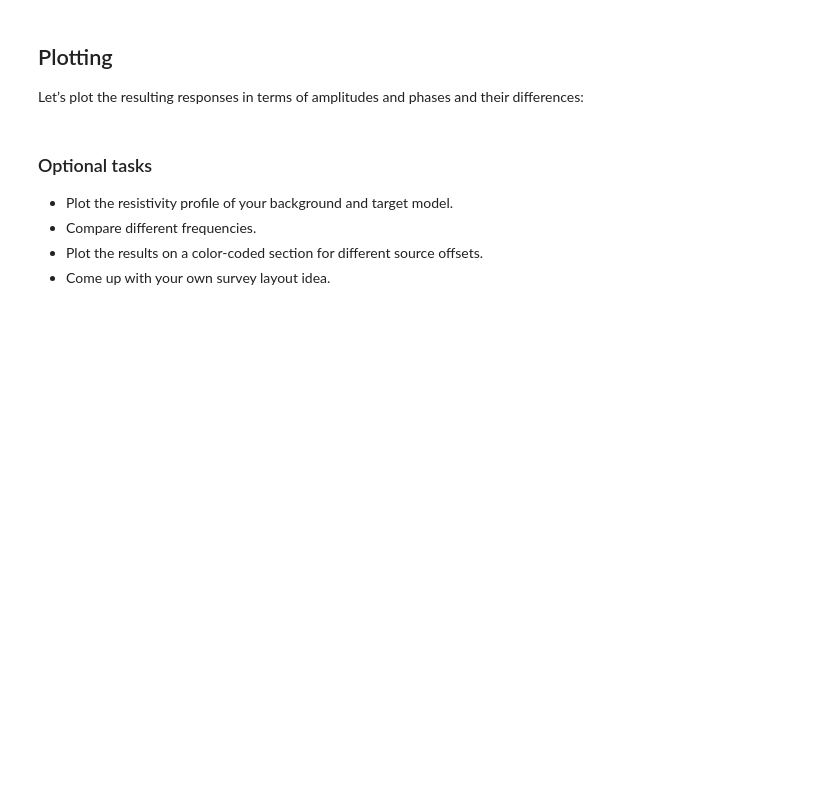
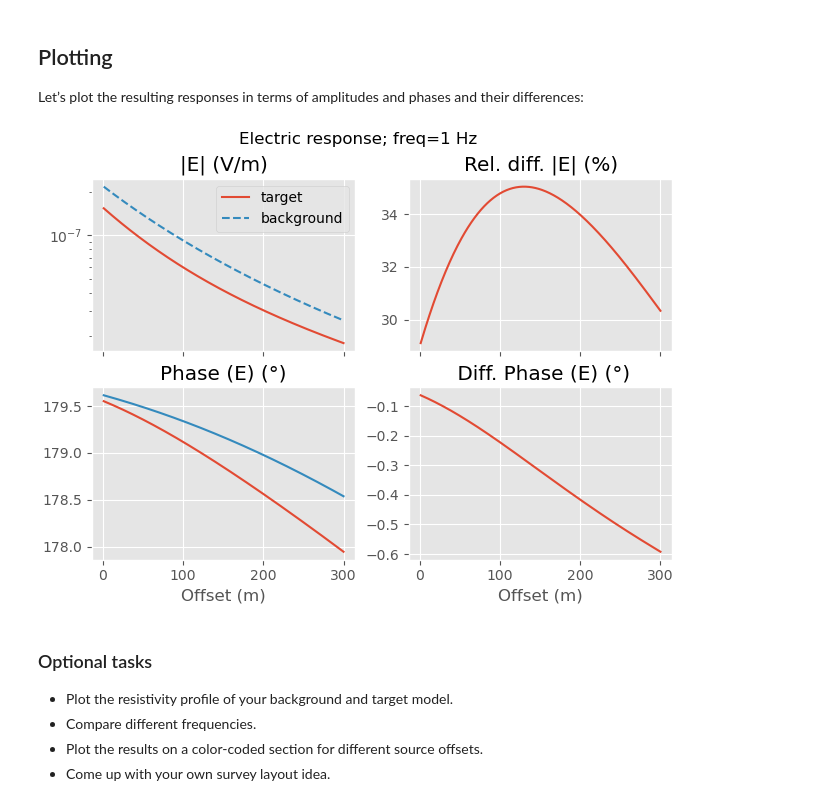
Before and after one commit to emsig/easygo-training-em, a Jupyter notebook: empymod_ATES.ipynb, the cells around one changed output. Drawn from its saved outputs; the diff is of its cells as text; code cells hidden in the pictures; blank space fills up the shorter version.

```diff
--- a/empymod_ATES.ipynb
+++ b/empymod_ATES.ipynb
@@ -54,7 +55,7 @@ Choose the options for `source` and `receivers_1` that suit your survey setup by
 Test different source locations and lengths to find a source placement that gives you a response from which you can clearly distinguish the target layer from the base model.
 # %%
 # source: x0, x1, y0, y1, z0, z1
-#source = [-150, -160, 0, 0, 0, 0]   # x-directed bipole, adjust x-location and length
+source = [-150, -160, 0, 0, 0, 0]   # x-directed bipole, adjust x-location and length
 #source = [-100, -100, 0, 0, 0, 100] # z-directed bipole, adjust x-location and length in z-direction
 
 # Source frequency
@@ -64,8 +65,8 @@ frequency_1 = 1
 offsets_1 = np.linspace(1, 300, 300) # 300 m long receiver line
 
 # receiver-array: x, y, z, azimuth, dip
-#receivers_1 = [offsets_1, offsets_1*0, 0, 0, 0] # x-directed, Ex response
-#receivers_1 = [offsets_1*0, offsets_1*0, offsets_1, 0, 90] # z-directed, Ez response
+receivers_1 = (offsets_1, offsets_1*0, 0, 0, 0) # x-directed, Ex response
+#receivers_1 = (offsets_1*0, offsets_1*0, offsets_1, 0, 90) # z-directed, Ez response
 # %% [markdown]
 ## Layered subsurface model
 
@@ -77,11 +78,12 @@ Next, we define the resistivity models (base & target):
 You can define and calculate as many target models corresponding to different aquifer temperatures, as you wish.
 # %%
 # Layer boundaries in m
-depth = [0, 45, 80, 123, 184] # 5-layer model
+depth = [0, -45, -80, -123, -184] # 5-layer model
 
 # Layer resistivities in Ohmm
+res_target = 13.1
 resistivities_base = [2e14, 52.0, 38.0, 26.0, 29.5, 17.5] # base incl. air
-resistivities_target = [2e14, 52.0, 38.0, 26.0, 13.1, 17.5] # adjust target resistivity (second last), now: aquifer +50 °Celsius
+resistivities_target = [2e14, 52.0, 38.0, 26.0, res_target, 17.5] # adjust target resistivity (second last), now: aquifer +50 °Celsius
 
 # define the input that stays the same for all models
 inp = {
@@ -107,27 +109,29 @@ Let’s plot the resulting responses in terms of amplitudes and phases and their
 # %%
 fig1, ((ax11, ax12), (ax13, ax14)) = plt.subplots(2, 2, sharex=True, constrained_layout=True)
 
 fig1.suptitle(f'Electric response; freq={frequency_1} Hz')
 
 ax11.set_title('|E| (V/m)')
 ax11.semilogy(offsets_1, resp_E_target.amp(), label='target')
-ax11.semilogy(offsets_1, resp_E_base.amp(), label='background')
+ax11.semilogy(offsets_1, resp_E_base.amp(), '--', label='background')
 ax11.legend()
 
 ax12.set_title('Rel. diff. |E| (%)')
 rel_diff_amp = 100 * (abs(resp_E_target.amp()-resp_E_base.amp()) / abs(resp_E_base.amp()))
 ax12.plot(offsets_1, rel_diff_amp)
 
 ax13.set_title('Phase (E) (°)')
 ax13.plot(offsets_1, resp_E_target.pha(deg=True))
 ax13.plot(offsets_1, resp_E_base.pha(deg=True))
 
 ax14.set_title(' Diff. Phase (E) (°)')
 ax14.plot(offsets_1, resp_E_target.pha(deg=True) - resp_E_base.pha(deg=True))
 
 for ax in [ax13, ax14]:
     ax.set_xlabel('Offset (m)') # for plotting Ex at a horizontal receiver line
     #ax.set_xlabel('Depth (m)') # for plotting Ez in borehole
+# %% [output]
+[figure, added]
 # %% [markdown]
 ### Optional tasks
 
```
Also changed, not shown: parts of 7 cells of this notebook, 4 other files.
